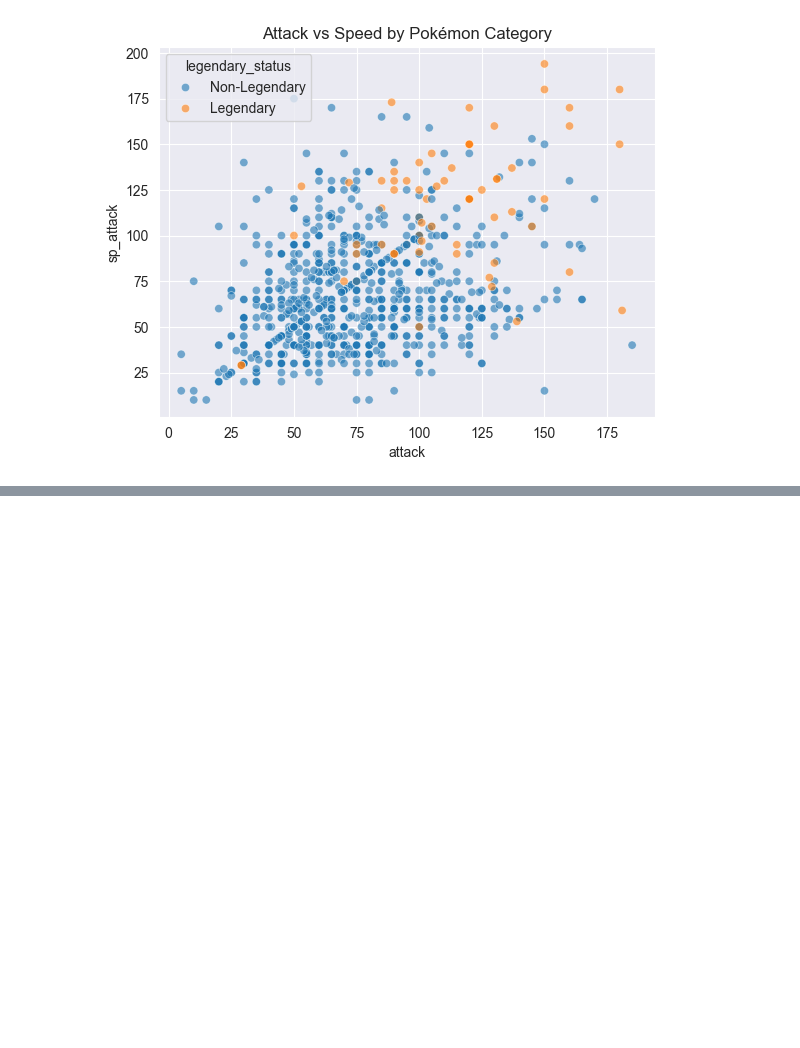
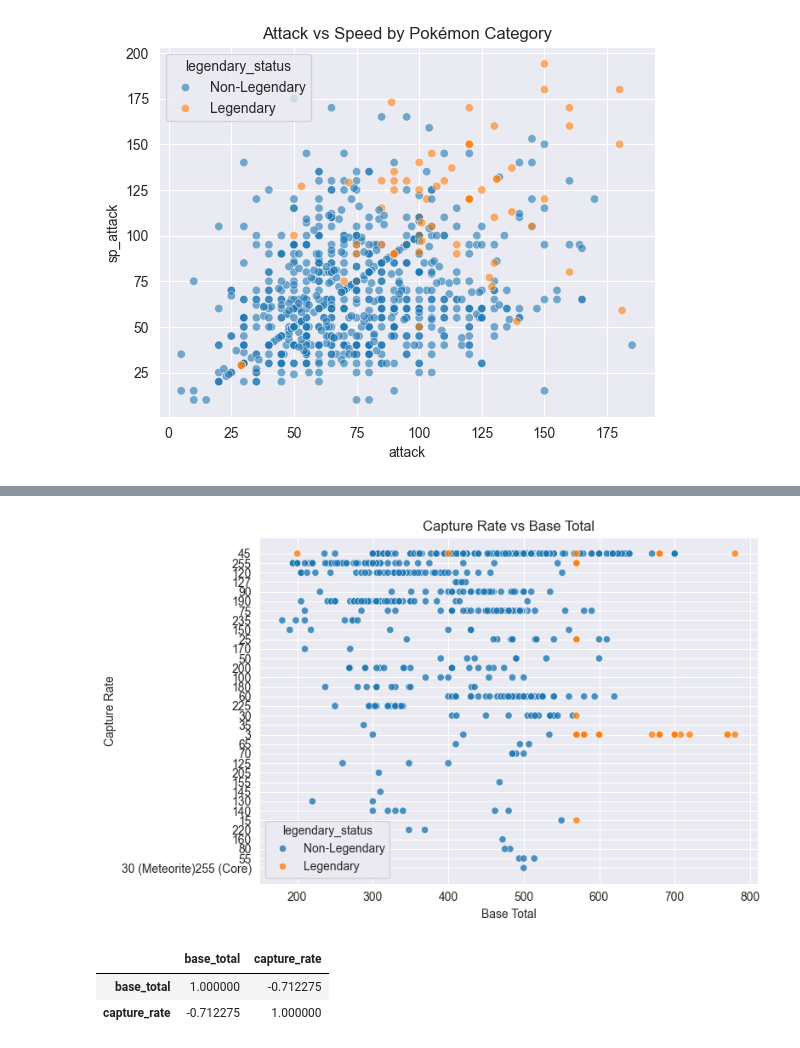
Before and after one commit to Barderus/pokemon-analysis, a Jupyter notebook: Notebooks/01 - New_EDA.ipynb, the cells around one changed output, grey strips where cells are left out. Drawn from its saved outputs; the diff is of its cells as text; code cells hidden in the pictures; blank space fills up the shorter version.

```diff
--- a/Notebooks/01 - New_EDA.ipynb
+++ b/Notebooks/01 - New_EDA.ipynb
@@ -264,0 +308,16 @@ plt.show()
+# %%
+plt.figure(figsize=(8, 5))
+sns.scatterplot(
+    data=df,
+    x="base_total",
+    y="capture_rate",
+    hue="legendary_status",
+    alpha=0.8
+)
+plt.title("Capture Rate vs Base Total")
+plt.xlabel("Base Total")
+plt.ylabel("Capture Rate")
+plt.tight_layout()
+plt.show()
+# %% [output]
+[figure, added]
@@ -264,0 +326,6 @@ plt.show()
+# %%
+df[["base_total", "capture_rate"]].corr()
+# %% [output]
+|  | base_total | capture_rate |
+| base_total | 1.000000 | -0.712275 |
+| capture_rate | -0.712275 | 1.000000 |
```
Also changed, not shown: parts of 17 cells of this notebook.
